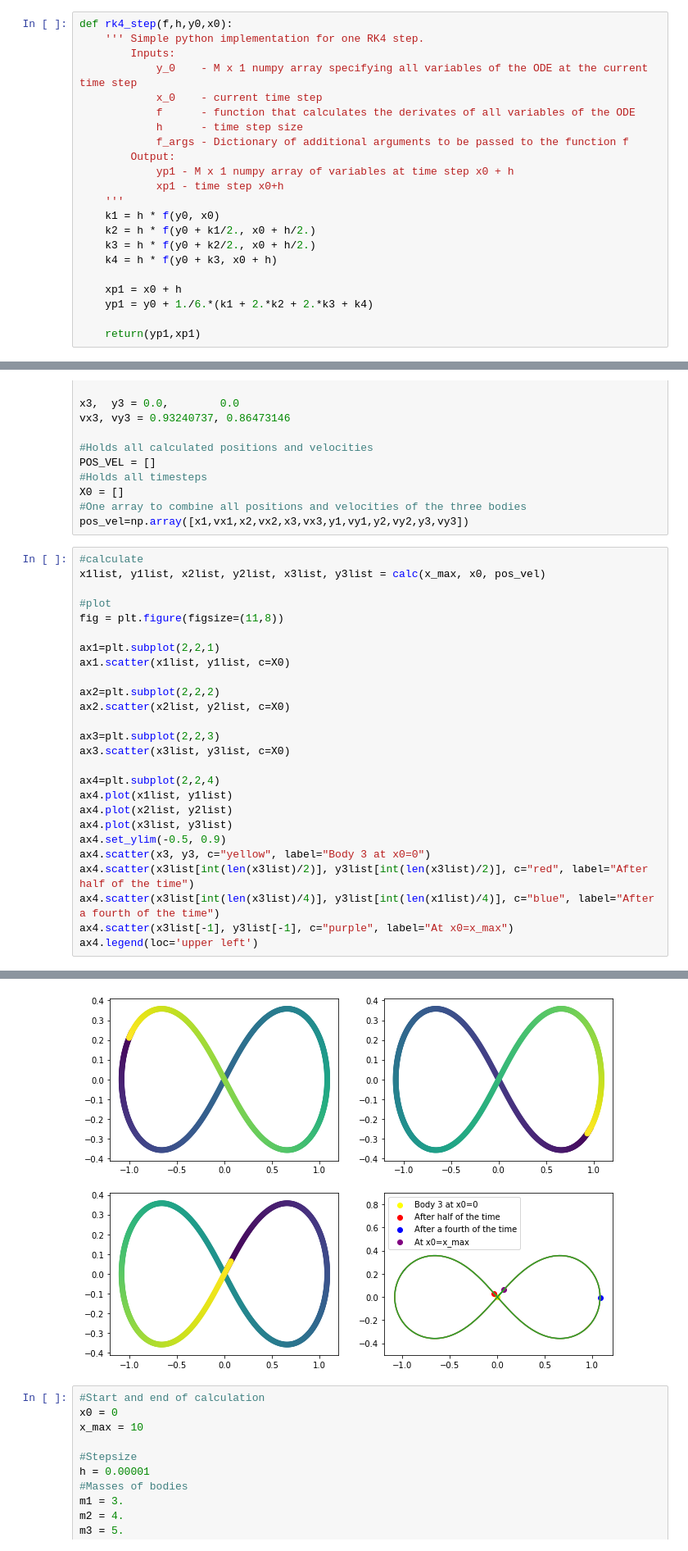
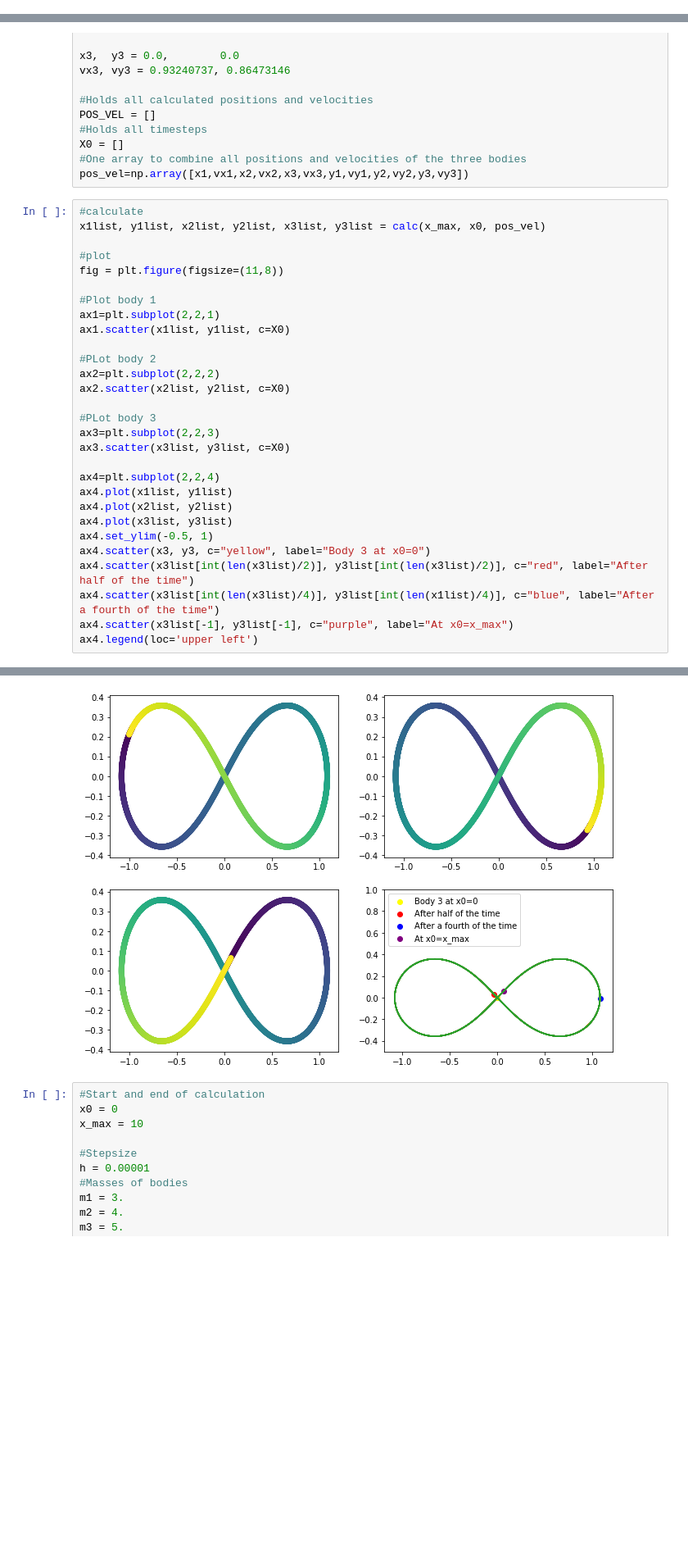
Before and after one commit to nlwach/Comp_Phys_zettel, a Jupyter notebook: Comp_Phys_Zettel/Zettel 3/Zettel_3_Noah.ipynb, the cells around one changed output, grey strips where cells are left out. Shown: that part at 82% size. Saved outputs shown, nothing was run; the diff lists cells and outputs as text; blank space fills up the shorter version.

```diff
--- a/Comp_Phys_Zettel/Zettel 3/Zettel_3_Noah.ipynb
+++ b/Comp_Phys_Zettel/Zettel 3/Zettel_3_Noah.ipynb
@@ -74,22 +90,0 @@ plt.plot(x_1, so(1, x_1))
-# %%
-def rk4_step(f,h,y0,x0):
-    ''' Simple python implementation for one RK4 step.
-        Inputs:
-            y_0    - M x 1 numpy array specifying all variables of the ODE at the current time step
-            x_0    - current time step
-            f      - function that calculates the derivates of all variables of the ODE
-            h      - time step size
-            f_args - Dictionary of additional arguments to be passed to the function f
-        Output:
-            yp1 - M x 1 numpy array of variables at time step x0 + h
-            xp1 - time step x0+h
-    '''
-    k1 = h * f(y0, x0)
-    k2 = h * f(y0 + k1/2., x0 + h/2.)
-    k3 = h * f(y0 + k2/2., x0 + h/2.)
-    k4 = h * f(y0 + k3, x0 + h)
-
-    xp1 = x0 + h
-    yp1 = y0 + 1./6.*(k1 + 2.*k2 + 2.*k3 + k4)
-
-    return(yp1,xp1)
@@ -177,32 +194,35 @@ pos_vel=np.array([x1,vx1,x2,vx2,x3,vx3,y1,vy1,y2,vy2,y3,vy3])
 # %%
 #calculate
 x1list, y1list, x2list, y2list, x3list, y3list = calc(x_max, x0, pos_vel)
 
 #plot
 fig = plt.figure(figsize=(11,8))
 
+#Plot body 1
 ax1=plt.subplot(2,2,1)
 ax1.scatter(x1list, y1list, c=X0)
 
+#PLot body 2
 ax2=plt.subplot(2,2,2)
 ax2.scatter(x2list, y2list, c=X0)
 
+#PLot body 3
 ax3=plt.subplot(2,2,3)
 ax3.scatter(x3list, y3list, c=X0)
 
 ax4=plt.subplot(2,2,4)
 ax4.plot(x1list, y1list)
 ax4.plot(x2list, y2list)
 ax4.plot(x3list, y3list)
-ax4.set_ylim(-0.5, 0.9)
+ax4.set_ylim(-0.5, 1)
 ax4.scatter(x3, y3, c="yellow", label="Body 3 at x0=0")
 ax4.scatter(x3list[int(len(x3list)/2)], y3list[int(len(x3list)/2)], c="red", label="After half of the time")
 ax4.scatter(x3list[int(len(x3list)/4)], y3list[int(len(x1list)/4)], c="blue", label="After a fourth of the time")
 ax4.scatter(x3list[-1], y3list[-1], c="purple", label="At x0=x_max")
 ax4.legend(loc='upper left')
 # %% [output]
 <matplotlib.legend.Legend at 0x...>
-[figure, old version]
+[figure, new version]
 # %%
 #Start and end of calculation
 x0 = 0
```
Also changed, not shown: parts of 3 cells of this notebook.
